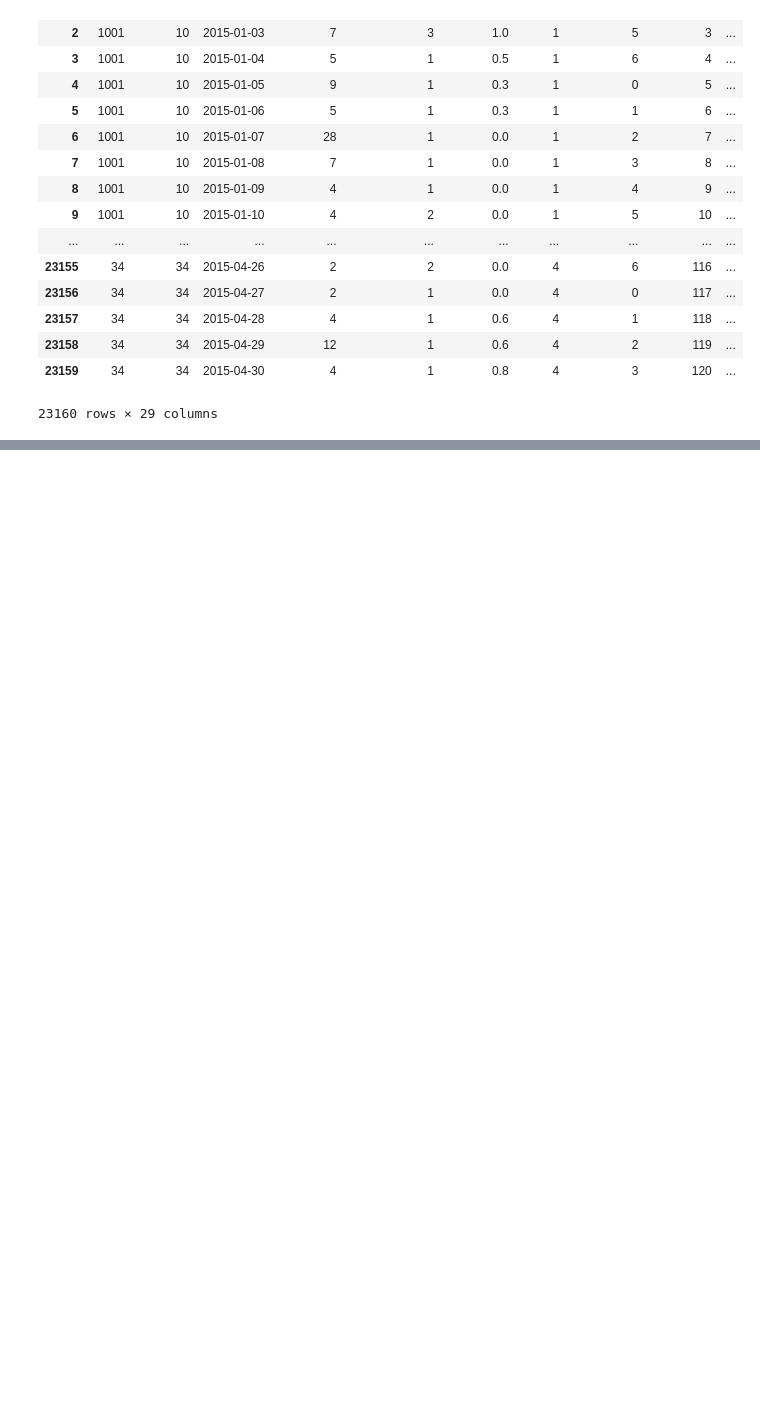
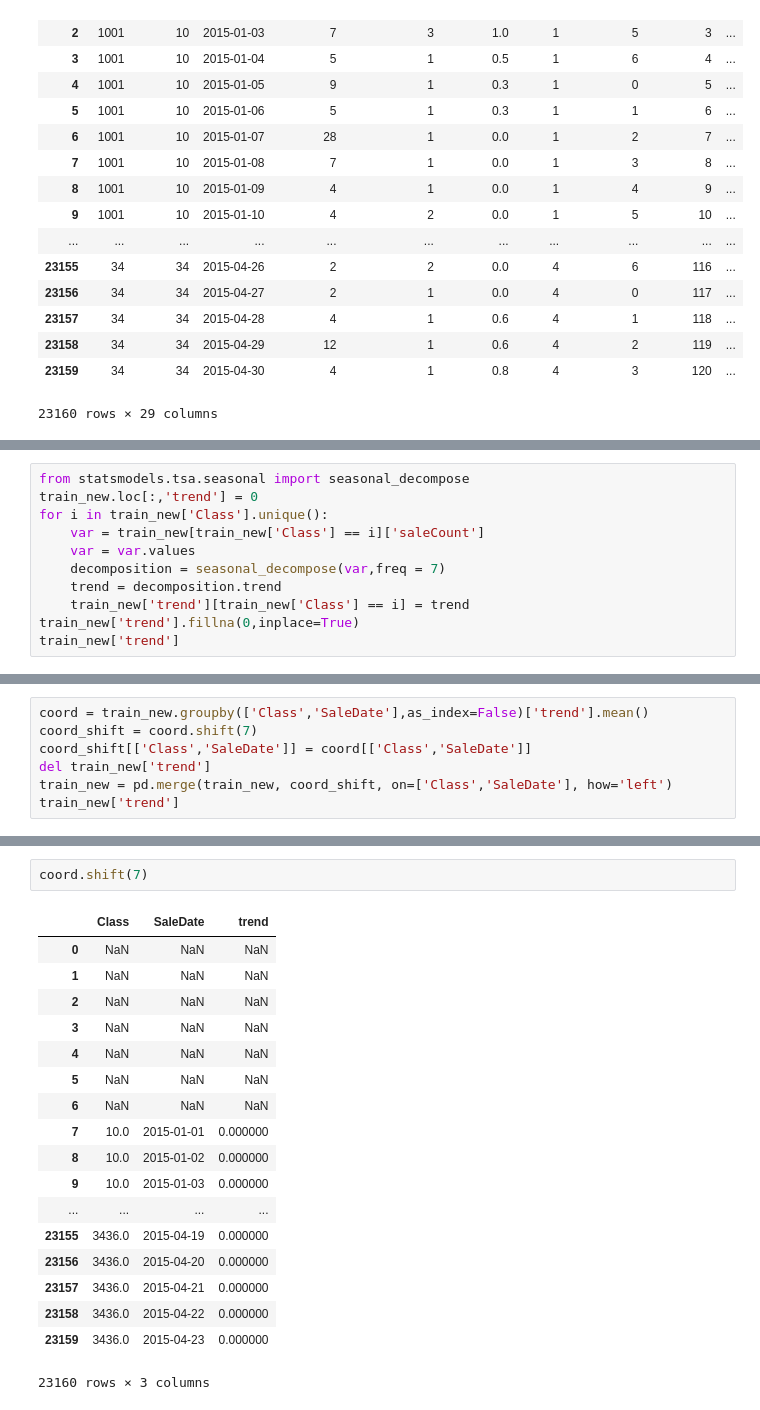
Before and after one commit to dereksjtu/MachineLearning_Matches, a Jupyter notebook: supermarket/prj/code/FeatureEngineering_supemarket.ipynb, the cells around one changed output, grey strips where cells are left out. Cells and saved outputs as stored; diff of their text form; blank space fills up the shorter version.

```diff
--- a/supermarket/prj/code/FeatureEngineering_supemarket.ipynb
+++ b/supermarket/prj/code/FeatureEngineering_supemarket.ipynb
@@ -1282,0 +1326,11 @@ train_new
+# %%
+from statsmodels.tsa.seasonal import seasonal_decompose
+train_new.loc[:,'trend'] = 0
+for i in train_new['Class'].unique():
+    var = train_new[train_new['Class'] == i]['saleCount']
+    var = var.values
+    decomposition = seasonal_decompose(var,freq = 7)
+    trend = decomposition.trend
+    train_new['trend'][train_new['Class'] == i] = trend
+train_new['trend'].fillna(0,inplace=True)
+train_new['trend']
@@ -1282,0 +1355,7 @@ train_new
+# %%
+coord = train_new.groupby(['Class','SaleDate'],as_index=False)['trend'].mean()
+coord_shift = coord.shift(7)
+coord_shift[['Class','SaleDate']] = coord[['Class','SaleDate']]
+del train_new['trend']
+train_new = pd.merge(train_new, coord_shift, on=['Class','SaleDate'], how='left')
+train_new['trend']
@@ -1282,0 +1401,21 @@ train_new
+# %%
+coord.shift(7)
+# %% [output]
+|  | Class | SaleDate | trend |
+| 0 | NaN | NaN | NaN |
+| 1 | NaN | NaN | NaN |
+| 2 | NaN | NaN | NaN |
+| 3 | NaN | NaN | NaN |
+| 4 | NaN | NaN | NaN |
+| 5 | NaN | NaN | NaN |
+| 6 | NaN | NaN | NaN |
+| 7 | 10.0 | 2015-01-01 | 0.000000 |
+| 8 | 10.0 | 2015-01-02 | 0.000000 |
+| 9 | 10.0 | 2015-01-03 | 0.000000 |
+| ... | ... | ... | ... |
+| 23155 | 3436.0 | 2015-04-19 | 0.000000 |
+| 23156 | 3436.0 | 2015-04-20 | 0.000000 |
+| 23157 | 3436.0 | 2015-04-21 | 0.000000 |
+| 23158 | 3436.0 | 2015-04-22 | 0.000000 |
+| 23159 | 3436.0 | 2015-04-23 | 0.000000 |
+23160 rows × 3 columns
```
Also changed, not shown: parts of 7 cells of this notebook, 6 other files.
